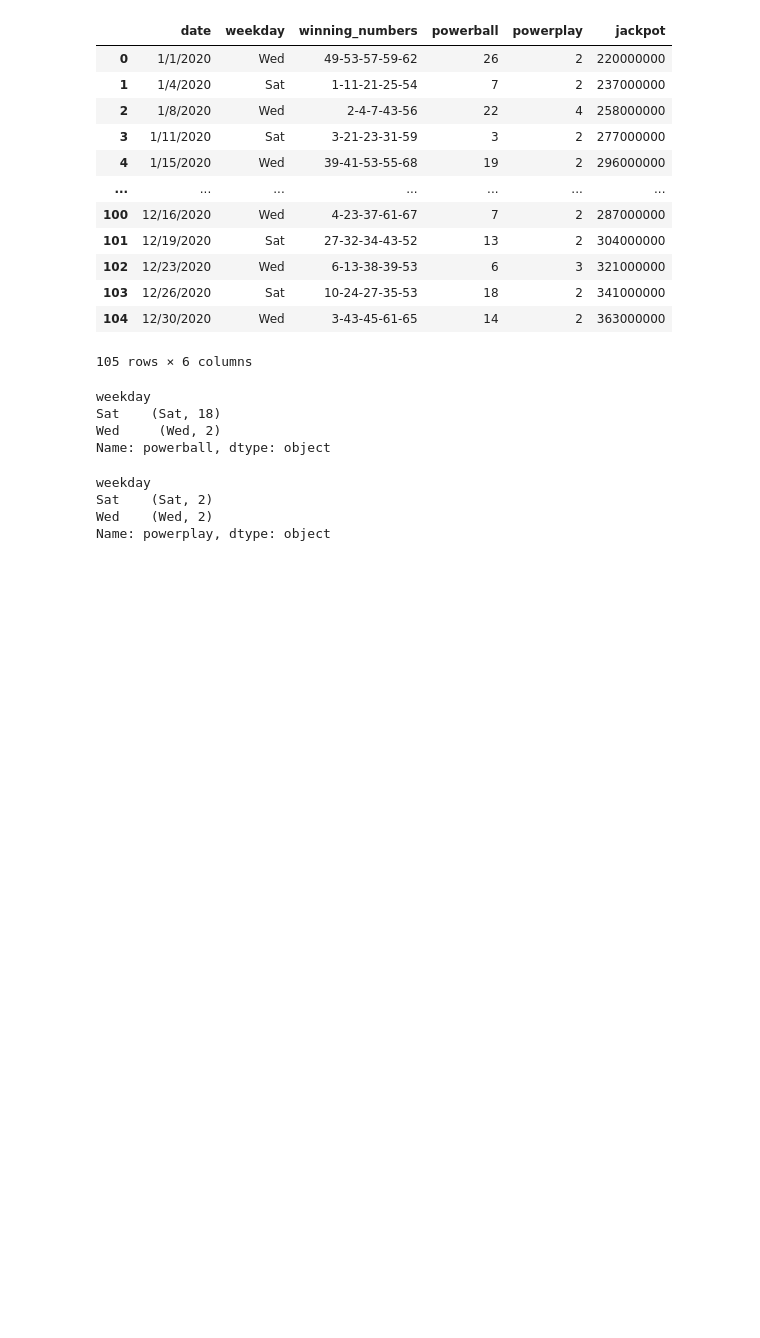
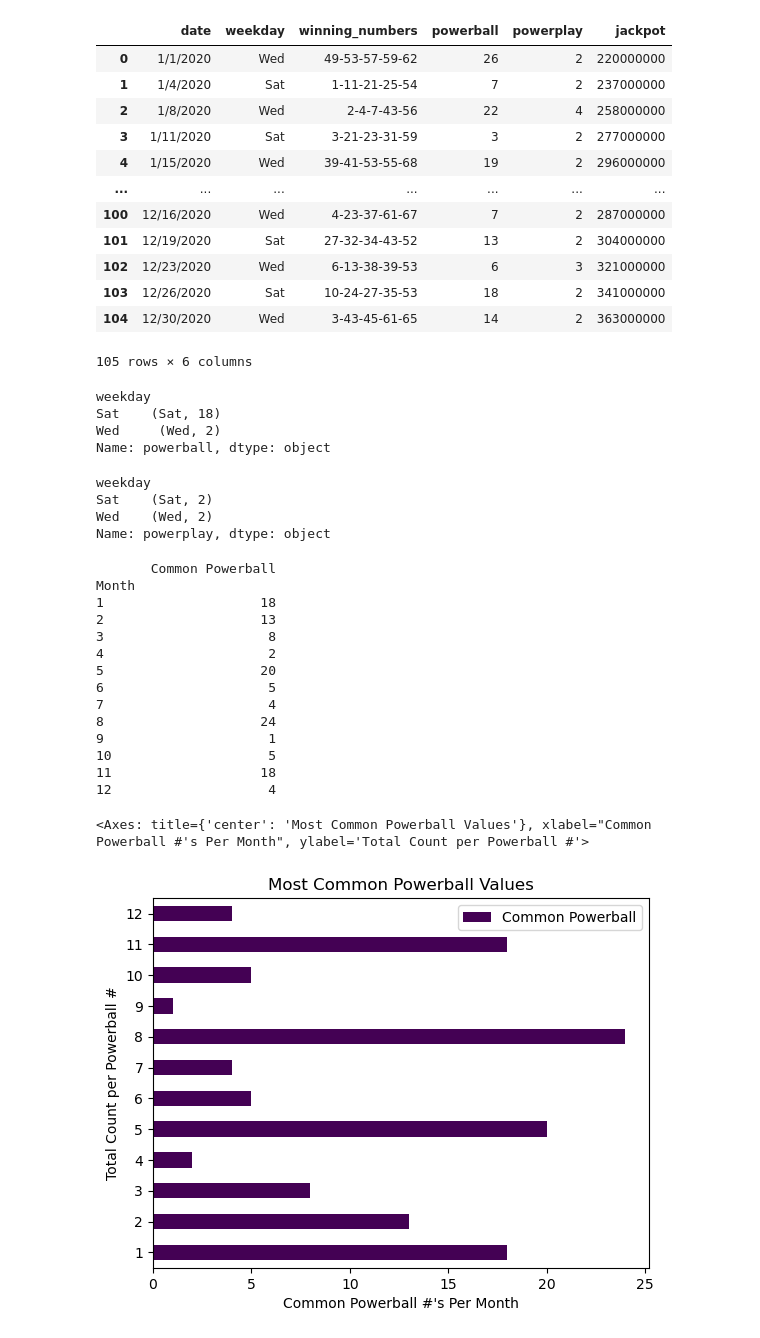
Before and after one commit to JLaydeJ/Project_1, a Jupyter notebook: Project_1_2020.ipynb, the cells around one changed output. Saved outputs shown, nothing was run; the diff lists cells and outputs as text; code cells hidden in the pictures; blank space fills up the shorter version.

```diff
--- a/Project_1_2020.ipynb
+++ b/Project_1_2020.ipynb
@@ -74,33 +74,82 @@ Name: powerplay, dtype: object
 # create a copy of the original dataframe with columns 'date' and 'powerball'
 # This will eliminate any warnings about the original dataframes index
 date_powerball_2020 = wa_lottery_2020_pd[['date', 'powerball']].copy()
 
 # convert the date column object into a datetime object [pandas reference:
 # https://pandas.pydata.org/docs/reference/api/pandas.to_datetime.html]
 date_powerball_2020['date'] = pd.to_datetime(date_powerball_2020['date'])
 
 # Now I can generate a new column that will hold the months
 # (ex: january == 1, february == 2)
 # [pandas.Series.dt = https://pandas.pydata.org/docs/reference/api/pandas.Series.dt.html]
 date_powerball_2020['month'] = date_powerball_2020['date'].dt.month
 
 # make a variable that holds a dataframe that is grouped by month in
 # dataframe date_powerball_2020
 month = date_powerball_2020.groupby('month')
 
 # Now set each month to there own variable name
 january_data = month.get_group(1)
 february_data = month.get_group(2)
 march_data = month.get_group(3)
 april_data = month.get_group(4)
 may_data = month.get_group(5)
 june_data = month.get_group(6)
 july_data = month.get_group(7)
 august_data = month.get_group(8)
 september_data = month.get_group(9)
 october_data = month.get_group(10)
 november_data = month.get_group(11)
 december_data = month.get_group(12)
+
+# Groupby month for powerball unique numbers and counts, then pull the most common from that month
+# using .idxmax() like we did before for the day
+powerball_common_jan_2020 = (january_data.groupby(['month'])['powerball'].value_counts()).idxmax()
+powerball_common_feb_2020 = (february_data.groupby(['month'])['powerball'].value_counts()).idxmax()
+powerball_common_mar_2020 = (march_data.groupby(['month'])['powerball'].value_counts()).idxmax()
+powerball_common_apr_2020 = (april_data.groupby(['month'])['powerball'].value_counts()).idxmax()
+powerball_common_may_2020 = (may_data.groupby(['month'])['powerball'].value_counts()).idxmax()
+powerball_common_jun_2020 = (june_data.groupby(['month'])['powerball'].value_counts()).idxmax()
+powerball_common_jul_2020 = (july_data.groupby(['month'])['powerball'].value_counts()).idxmax()
+powerball_common_aug_2020 = (august_data.groupby(['month'])['powerball'].value_counts()).idxmax()
+powerball_common_sep_2020 = (september_data.groupby(['month'])['powerball'].value_counts()).idxmax()
+powerball_common_oct_2020 = (october_data.groupby(['month'])['powerball'].value_counts()).idxmax()
+powerball_common_nov_2020 = (november_data.groupby(['month'])['powerball'].value_counts()).idxmax()
+powerball_common_dec_2020 = (december_data.groupby(['month'])['powerball'].value_counts()).idxmax()
+
+# Create a new DataFrame with each months collected common powerall
+powerball_commonmonths_2020 = pd.DataFrame({powerball_common_jan_2020,powerball_common_feb_2020,
+                                           powerball_common_mar_2020, powerball_common_apr_2020,
+                                           powerball_common_may_2020, powerball_common_jun_2020,
+                                           powerball_common_jul_2020, powerball_common_aug_2020,
+                                           powerball_common_sep_2020, powerball_common_oct_2020,
+                                           powerball_common_nov_2020, powerball_common_dec_2020})
+
+# Rename the columns so they make more sense
+powerball_commonmonths_2020 = powerball_commonmonths_2020.rename(columns = {0:'Month', 1:'Common Powerball'})
+powerball_commonmonths_2020 = powerball_commonmonths_2020.sort_values('Month', ascending = True)
+powerball_commonmonths_2020 = powerball_commonmonths_2020.set_index('Month')
+print(powerball_commonmonths_2020)
+
+
+# Plot the most common Powerball values on a bar graph
+# %% [output]
+       Common Powerball
+Month
+1                    18
+2                    13
+3                     8
+4                     2
+5                    20
+6                     5
+7                     4
+8                    24
+9                     1
+10                    5
+11                   18
+12                    4
+<Axes: title={'center': 'Most Common Powerball Values'}, xlabel="Common Powerball #'s Per Month", ylabel='Total Count per Powerball #'>
+[figure, added]
 # %%
 # create a copy of the original dataframe with columns 'date' and 'powerplay'
 # This will eliminate any warnings about the original dataframes index
```
Also changed, not shown: parts of 1 cell of this notebook.
